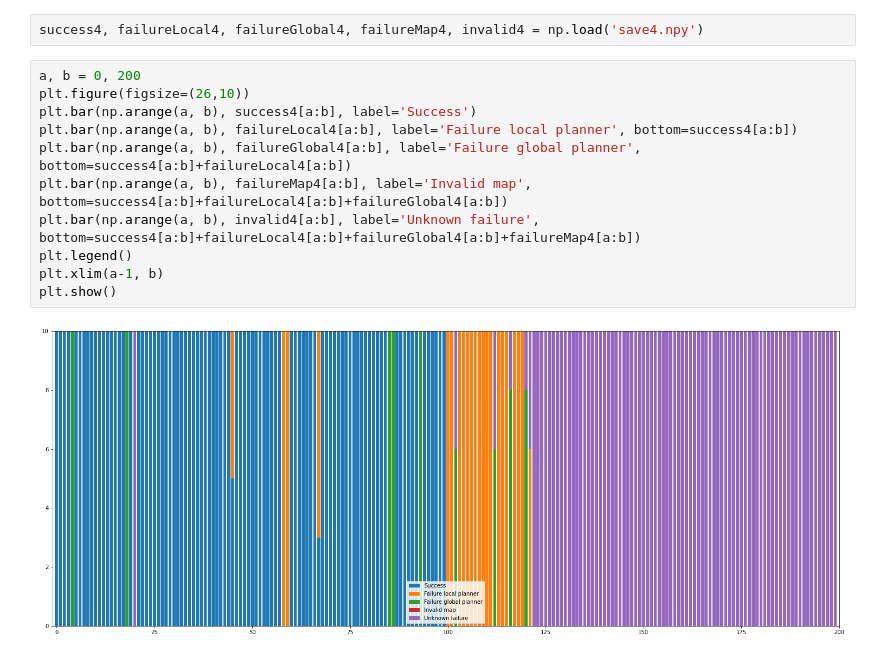
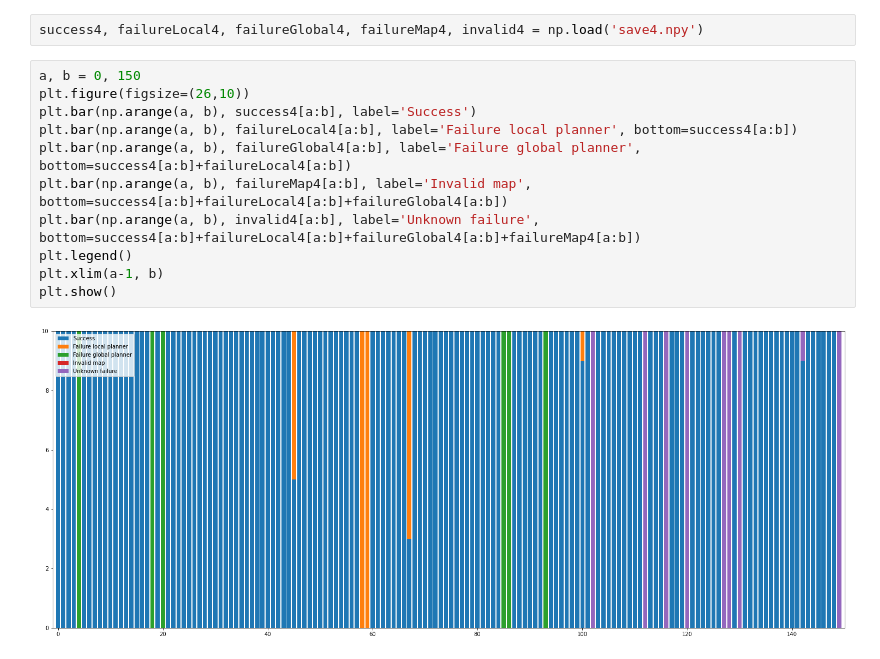
Before and after one commit to rhidra/autopilot, a Jupyter notebook: analysis/traj_evaluate/success_analysis.ipynb, the cells around one changed output. Drawn from its saved outputs; the diff is of its cells as text.

```diff
--- a/analysis/traj_evaluate/success_analysis.ipynb
+++ b/analysis/traj_evaluate/success_analysis.ipynb
@@ -196,15 +175,15 @@ plt.show()
 # %%
 success4, failureLocal4, failureGlobal4, failureMap4, invalid4 = np.load('save4.npy')
 # %%
-a, b = 0, 200
+a, b = 0, 150
 plt.figure(figsize=(26,10))
 plt.bar(np.arange(a, b), success4[a:b], label='Success')
 plt.bar(np.arange(a, b), failureLocal4[a:b], label='Failure local planner', bottom=success4[a:b])
 plt.bar(np.arange(a, b), failureGlobal4[a:b], label='Failure global planner', bottom=success4[a:b]+failureLocal4[a:b])
 plt.bar(np.arange(a, b), failureMap4[a:b], label='Invalid map', bottom=success4[a:b]+failureLocal4[a:b]+failureGlobal4[a:b])
 plt.bar(np.arange(a, b), invalid4[a:b], label='Unknown failure', bottom=success4[a:b]+failureLocal4[a:b]+failureGlobal4[a:b]+failureMap4[a:b])
 plt.legend()
 plt.xlim(a-1, b)
 plt.show()
 # %% [output]
-[figure, old version]
+[figure, new version]
```
Also changed, not shown: parts of 1 cell of this notebook.
